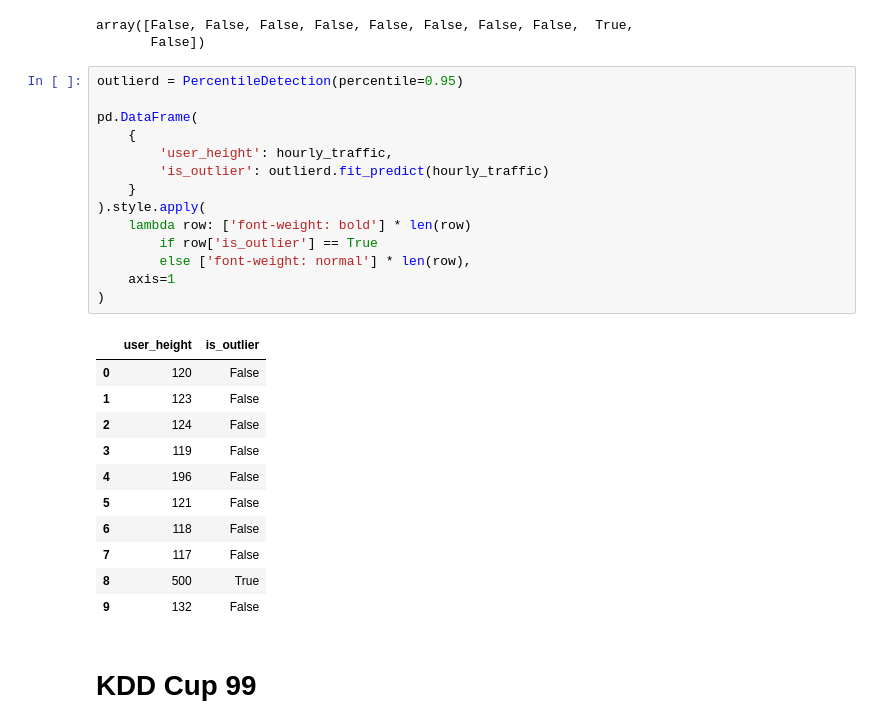
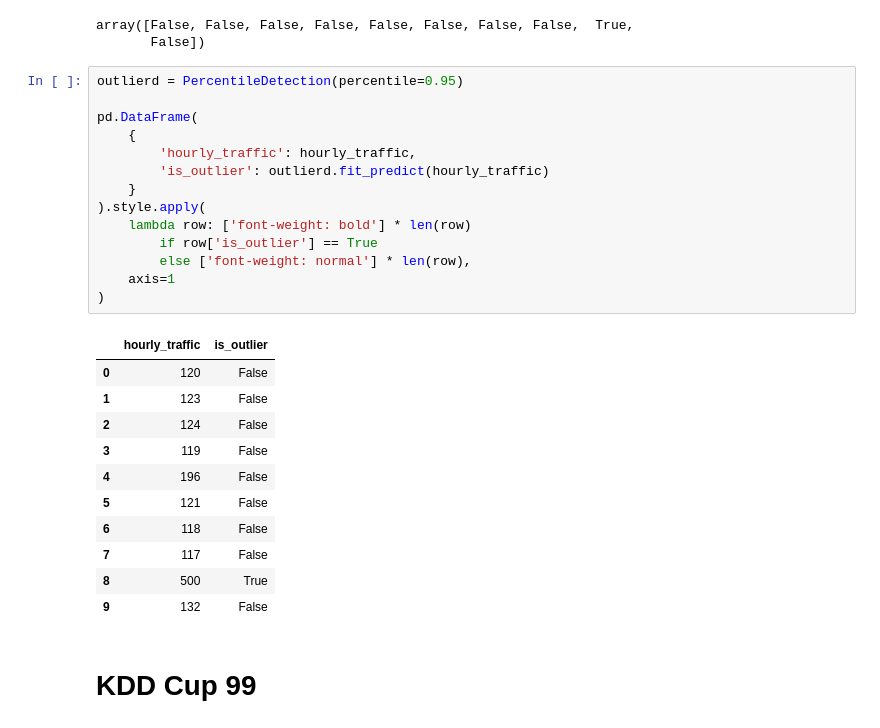
Before and after one commit to PacktPublishing/Hands-On-Machine-Learning-with-scikit-learn-and-Scientific-Python-Toolkits, a Jupyter notebook: chapters/ch12/Outliers.ipynb, the cells around one changed output. Saved outputs shown, nothing was run; the diff lists cells and outputs as text.

```diff
--- a/chapters/ch12/Outliers.ipynb
+++ b/chapters/ch12/Outliers.ipynb
@@ -48,19 +48,19 @@ array([False, False, False, False, False, False, False, False,  True,
 # %%
 outlierd = PercentileDetection(percentile=0.95)
 
 pd.DataFrame(
     {
-        'user_height': hourly_traffic,
+        'hourly_traffic': hourly_traffic,
         'is_outlier': outlierd.fit_predict(hourly_traffic)
     }
 ).style.apply(
     lambda row: ['font-weight: bold'] * len(row)
         if row['is_outlier'] == True
         else ['font-weight: normal'] * len(row),
     axis=1
 )
 # %% [output]
-|  | user_height | is_outlier |
+|  | hourly_traffic | is_outlier |
 | 0 | 120 | False |
 | 1 | 123 | False |
 | 2 | 124 | False |
```
